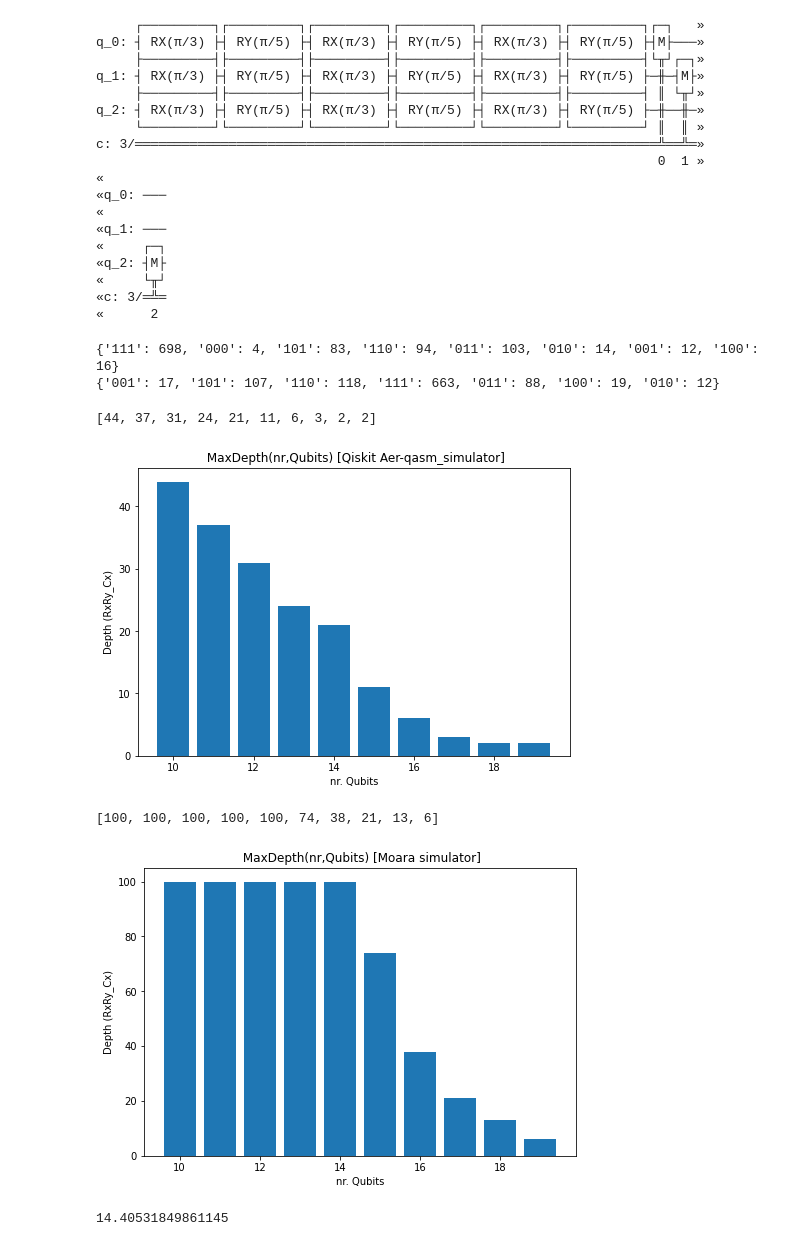
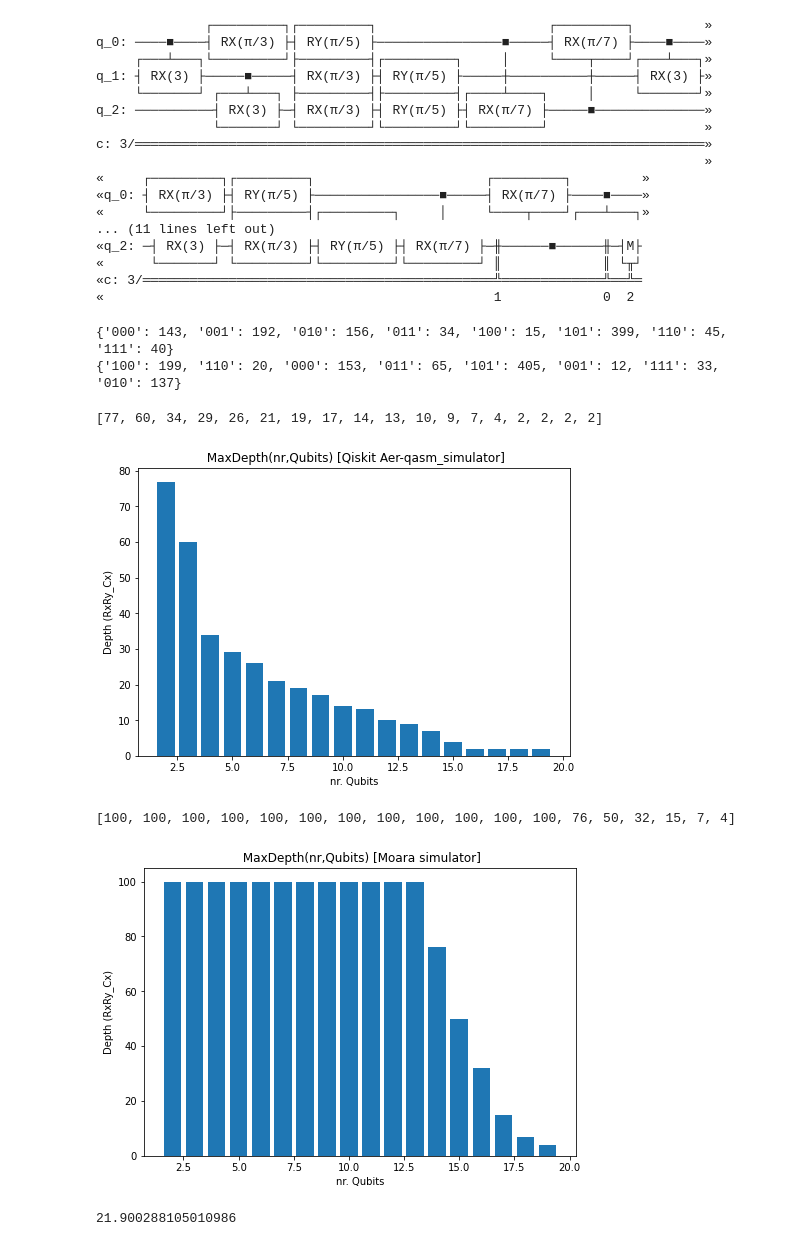
Before and after one commit to sorin-bolos/moara, a Jupyter notebook: moara_for_qiskit/examples/benchmark_prototipe.ipynb, the cells around one changed output. Cells and saved outputs as stored; diff of their text form; code cells hidden in the pictures.

```diff
--- a/moara_for_qiskit/examples/benchmark_prototipe.ipynb
+++ b/moara_for_qiskit/examples/benchmark_prototipe.ipynb
@@ -16,9 +16,25 @@ def getQiskitSimulator():
     return BasicAer.get_backend('qasm_simulator')
     #return Aer.get_backend('qasm_simulator')
 
+def entangler(circuit,n):
+    for i in range(n-1):
+        circuit.crx(3,i,i+1)
+
+def entanglerReverse(circuit,n):
+    for i in range(n):
+        target = n-i-1
+        if i != target:
+            circuit.crx(np.pi/7,i,target)
+
 def entanglerCX(circuit,n):
     for i in range(n-1):
         circuit.cx(i,i+1)
+
+def entanglerReverseCX(circuit,n):
+    for i in range(n):
+        target = n-i-1
+        if i != target:
+            circuit.cx(i,target)
 
 def RxRy(citrcuit,n):
     for i in range(n):
@@ -33,8 +49,10 @@ def XY(citrcuit,n):
 def test(i,j):
     qc=QuantumCircuit(i,i)
     for k in range(j):
-        #entanglerCX(qc,i)
+        entangler(qc,i)
+        #entanglerReverseCX(qc,i)
         RxRy(qc,i)
+        entanglerReverse(qc,i)
         #XY(qc,i)
     qc.measure(range(i), range(i))
     return qc
@@ -43,7 +61,7 @@ def bench(simulator, max_depth, exec_func):
     i=2
     j=2
     depth=[]
-    for i in range(10,max_depth):
+    for i in range(2,max_depth):
         duration=0
         while (duration<0.50) and j<101:
             test_qc=test(i,j)
@@ -69,24 +87,23 @@ j=3
 qc=test(i,j)
 qc.draw()
 # %% [output]
-     ┌─────────┐┌─────────┐┌─────────┐┌─────────┐┌─────────┐┌─────────┐┌─┐   »
-q_0: ┤ RX(π/3) ├┤ RY(π/5) ├┤ RX(π/3) ├┤ RY(π/5) ├┤ RX(π/3) ├┤ RY(π/5) ├┤M├───»
-     ├─────────┤├─────────┤├─────────┤├─────────┤├─────────┤├─────────┤└╥┘┌─┐»
-q_1: ┤ RX(π/3) ├┤ RY(π/5) ├┤ RX(π/3) ├┤ RY(π/5) ├┤ RX(π/3) ├┤ RY(π/5) ├─╫─┤M├»
-     ├─────────┤├─────────┤├─────────┤├─────────┤├─────────┤├─────────┤ ║ └╥┘»
-q_2: ┤ RX(π/3) ├┤ RY(π/5) ├┤ RX(π/3) ├┤ RY(π/5) ├┤ RX(π/3) ├┤ RY(π/5) ├─╫──╫─»
-     └─────────┘└─────────┘└─────────┘└─────────┘└─────────┘└─────────┘ ║  ║ »
-c: 3/═══════════════════════════════════════════════════════════════════╩══╩═»
-                                                                        0  1 »
-«
-«q_0: ───
-«
-«q_1: ───
-«     ┌─┐
-«q_2: ┤M├
-«     └╥┘
-«c: 3/═╩═
-«      2
+              ┌─────────┐┌─────────┐                      ┌─────────┐         »
+q_0: ────■────┤ RX(π/3) ├┤ RY(π/5) ├────────────────■─────┤ RX(π/7) ├────■────»
+     ┌───┴───┐└─────────┘├─────────┤┌─────────┐     │     └────┬────┘┌───┴───┐»
+q_1: ┤ RX(3) ├─────■─────┤ RX(π/3) ├┤ RY(π/5) ├─────┼──────────┼─────┤ RX(3) ├»
+     └───────┘ ┌───┴───┐ ├─────────┤├─────────┤┌────┴────┐     │     └───────┘»
+q_2: ──────────┤ RX(3) ├─┤ RX(π/3) ├┤ RY(π/5) ├┤ RX(π/7) ├─────■──────────────»
+               └───────┘ └─────────┘└─────────┘└─────────┘                    »
+c: 3/═════════════════════════════════════════════════════════════════════════»
+                                                                              »
+«     ┌─────────┐┌─────────┐                      ┌─────────┐         »
+«q_0: ┤ RX(π/3) ├┤ RY(π/5) ├────────────────■─────┤ RX(π/7) ├────■────»
+«     └─────────┘├─────────┤┌─────────┐     │     └────┬────┘┌───┴───┐»
+... (11 lines left out)
+«q_2: ─┤ RX(3) ├─┤ RX(π/3) ├┤ RY(π/5) ├┤ RX(π/7) ├─╫──────■──────╫─┤M├
+«      └───────┘ └─────────┘└─────────┘└─────────┘ ║             ║ └╥┘
+«c: 3/═════════════════════════════════════════════╩═════════════╩══╩═
+«                                                  1             0  2
 # %%
 simulator = getQiskitSimulator()
 result = execute(qc, simulator, shots=1024)
@@ -97,8 +114,8 @@ simulator2 = MoaraSimulator()
 result2 = execute(qc, simulator2, shots=1024)
 print(result2)
 # %% [output]
-{'111': 698, '000': 4, '101': 83, '110': 94, '011': 103, '010': 14, '001': 12, '100': 16}
-{'001': 17, '101': 107, '110': 118, '111': 663, '011': 88, '100': 19, '010': 12}
+{'000': 143, '001': 192, '010': 156, '011': 34, '100': 15, '101': 399, '110': 45, '111': 40}
+{'100': 199, '110': 20, '000': 153, '011': 65, '101': 405, '001': 12, '111': 33, '010': 137}
 # %%
 def exec_func(sim, circ):
     return execute(circ, sim, optimization_level=0, shots=shot_count).result().get_counts(circ)
@@ -107,20 +124,20 @@ simulator=getQiskitSimulator()
 depth=bench(simulator,max_depth, exec_func)
 print(depth)
 # %% [output]
-[44, 37, 31, 24, 21, 11, 6, 3, 2, 2]
+[77, 60, 34, 29, 26, 21, 19, 17, 14, 13, 10, 9, 7, 4, 2, 2, 2, 2]
 # %%
 simulator_name='Qiskit Aer-qasm_simulator'
 
 fig = plt.figure()
 ax = fig.add_axes([0,0,1,1])
-langs = [i for i in range(10,max_depth)]
+langs = [i for i in range(2,max_depth)]
 ax.bar(langs,depth)
 ax.set_title(' MaxDepth(nr,Qubits) ['+ simulator_name+']')
 ax.set_xlabel('nr. Qubits')
 ax.set_ylabel('Depth (RxRy_Cx)')
 plt.show()
 # %% [output]
-[figure, old version]
+[figure, new version]
 # %%
 def exec_func2(sim, circ):
     return execute(circ, sim, optimization_level=0, shots=shot_count)
@@ -130,19 +147,19 @@ simulator2 = MoaraSimulator()
 depth2=bench(simulator2, max_depth, exec_func2)
 print(depth2)
 # %% [output]
-[100, 100, 100, 100, 100, 74, 38, 21, 13, 6]
+[100, 100, 100, 100, 100, 100, 100, 100, 100, 100, 100, 100, 76, 50, 32, 15, 7, 4]
 # %%
 simulator_name2='Moara simulator'
 fig = plt.figure()
 ax = fig.add_axes([0,0,1,1])
-langs = [i for i in range(10,max_depth)]
+langs = [i for i in range(2,max_depth)]
 ax.bar(langs,depth2)
 ax.set_title(' MaxDepth(nr,Qubits) ['+ simulator_name2+']')
 ax.set_xlabel('nr. Qubits')
 ax.set_ylabel('Depth (RxRy_Cx)')
 plt.show()
 # %% [output]
-[figure, old version]
+[figure, new version]
 # %%
 i=20
 j=80
@@ -155,7 +172,7 @@ duration=(time.time() - start_time)
 print(duration)
 #plot_histogram(res)
 # %% [output]
-14.40531849861145
+21.900288105010986
 # %%
 i=20
 j=80
```
Also changed, not shown: parts of 1 cell of this notebook, 3 other files.
